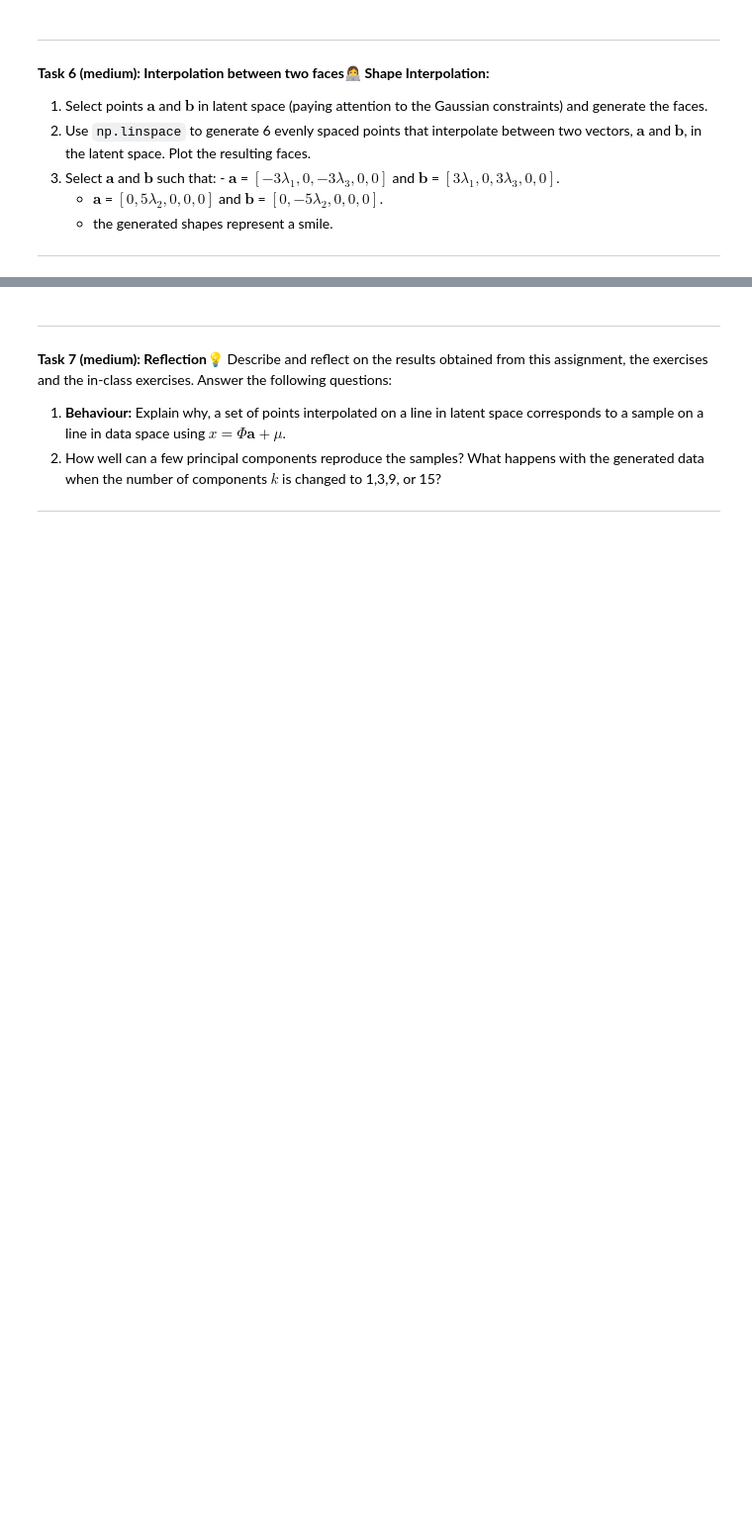
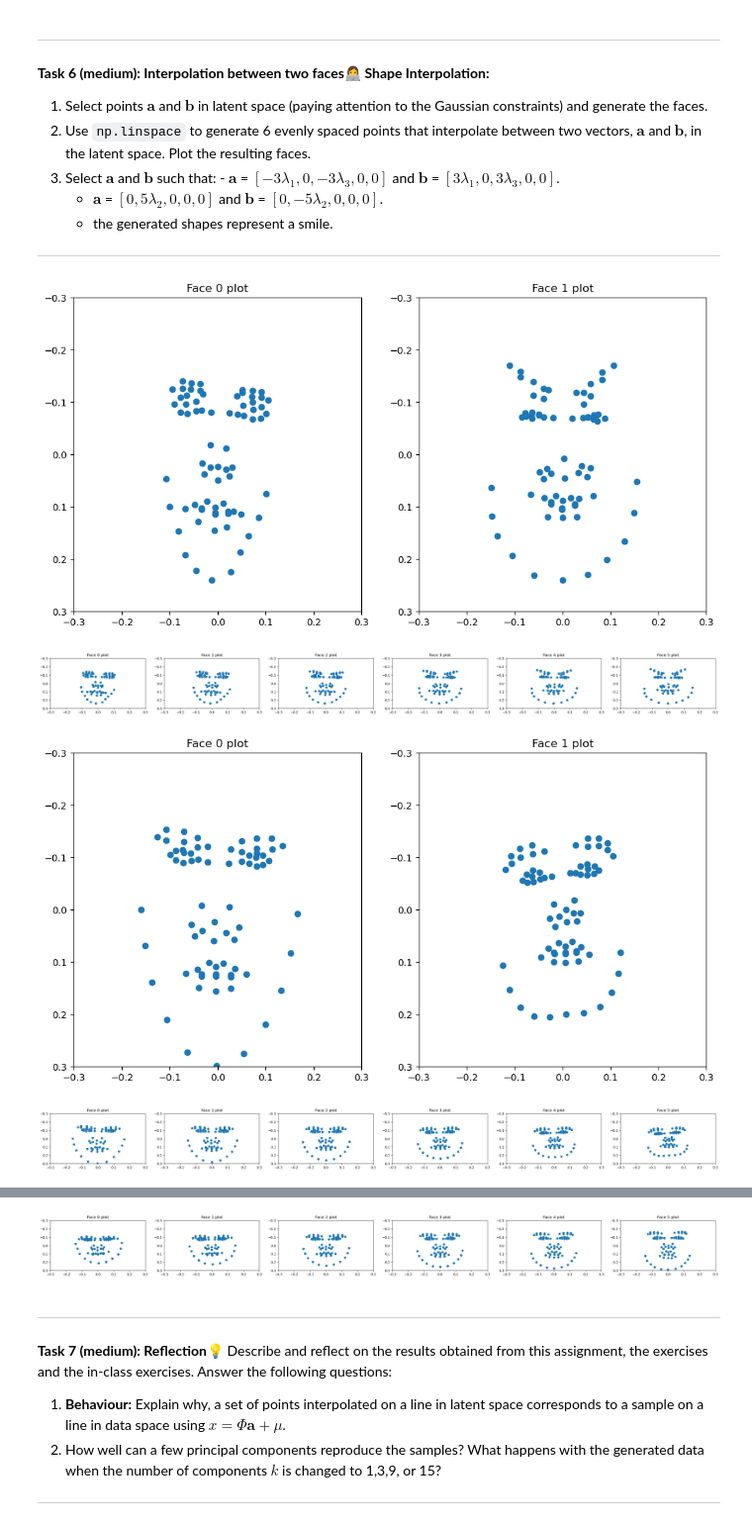
Before and after one commit to SirSorensen/IML-Group36, a Jupyter notebook: W11/02-shape_generation.ipynb, the cells around one changed output, grey strips where cells are left out. Shown at 99% size. Drawn from its saved outputs; the diff is of its cells as text; code cells hidden in the pictures; blank space fills up the shorter version.

```diff
--- a/W11/02-shape_generation.ipynb
+++ b/W11/02-shape_generation.ipynb
@@ -279,3 +368,37 @@ plt.scatter(d[:, 0], d[:, 1])
 ---
 # %%
 # write the implementation for "Interpolation between two faces" here
+def inperpolate_between_faces(a, b):
+    a_face = transform_from_latent_space([a], used, mu)
+    b_face = transform_from_latent_space([b], used, mu)
+    plot_many_faces([a_face, b_face])
+
+    # Sub-exercise 2
+    d = np.linspace(a, b, num=6)
+    d_face = transform_from_latent_space(d, used, mu)
+    plot_many_faces(d_face)
+
+# Sub-exercise 1
+
+a = np.array([0,0,0,interval_deviations[-1],0])
+b = np.array([0,0,0,0,interval_deviations[0]])
+inperpolate_between_faces(a, b)
+
+# Sub-exercise 3
+a = np.array([-3*np.sqrt(val[0]),0,-3*np.sqrt(val[2]),0,0])
+b = np.array([3*np.sqrt(val[0]),0,3*np.sqrt(val[2]),0,0])
+inperpolate_between_faces(a, b)
+
+a = np.array([0,5*np.sqrt(val[1]),0,0,0])
+b = np.array([0,-5*np.sqrt(val[1]),0,0,0])
+inperpolate_between_faces(a, b)
+
+# We assume that the exercise "the generated shapes represent a smile", means that we have to make an
+# interpolation that includes a smile in one of the extremes.
+# We can see that in a = [0,5*np.sqrt(val[1]),0,0,0] and b = [0,-5*np.sqrt(val[1]),0,0,0] creates
+# a smile. Therefore, the immediatly previous plots make a smile :) (see third face plat 0)
+# %% [output]
+[figure, added]
+[figure, added]
+[figure, added]
+[figure, added]
@@ -282,3 +406,4 @@ plt.scatter(d[:, 0], d[:, 1])
+[figure, added]
 # %% [markdown]
 
 ---
```
Also changed, not shown: parts of 14 cells of this notebook.
